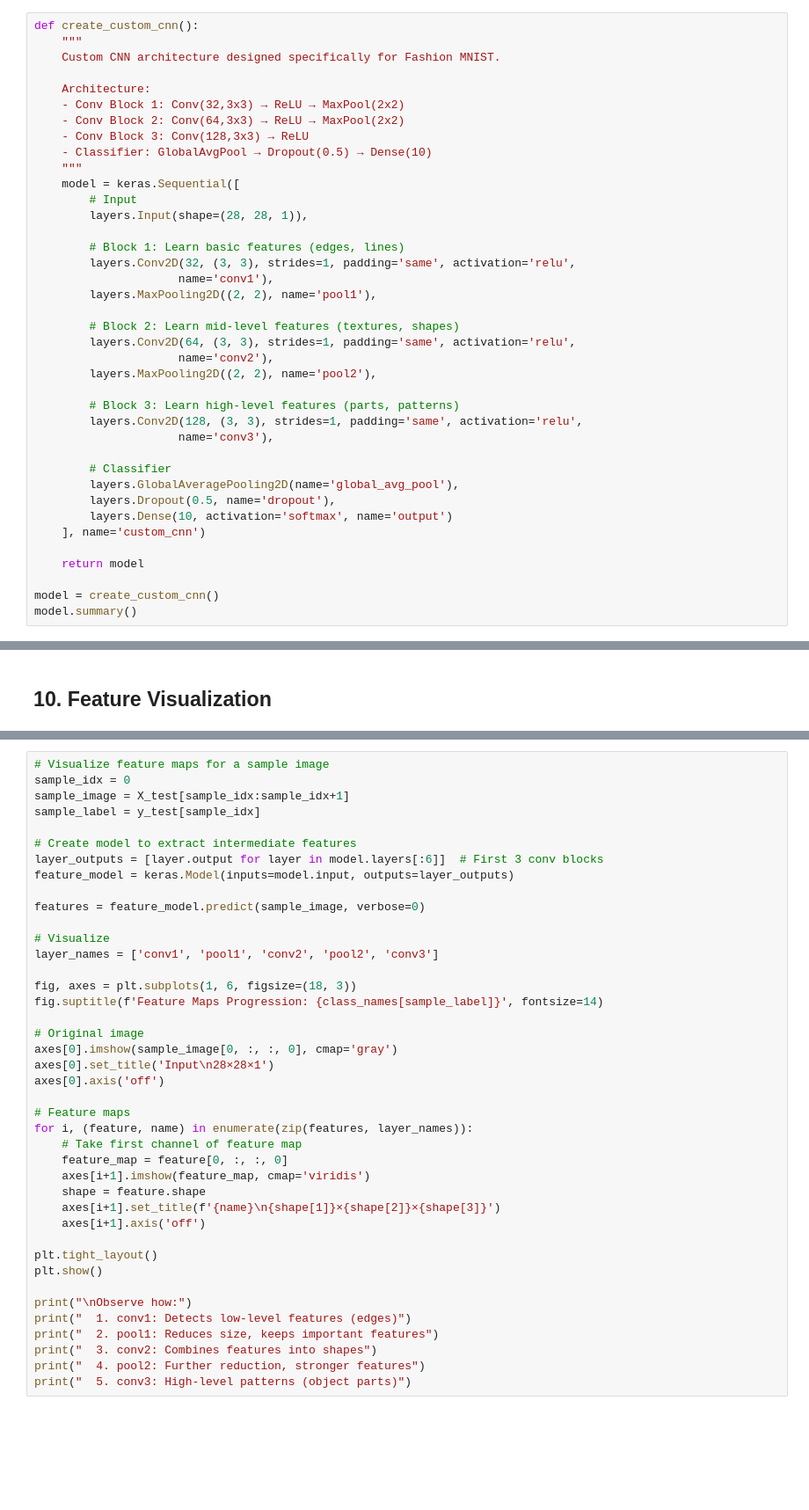
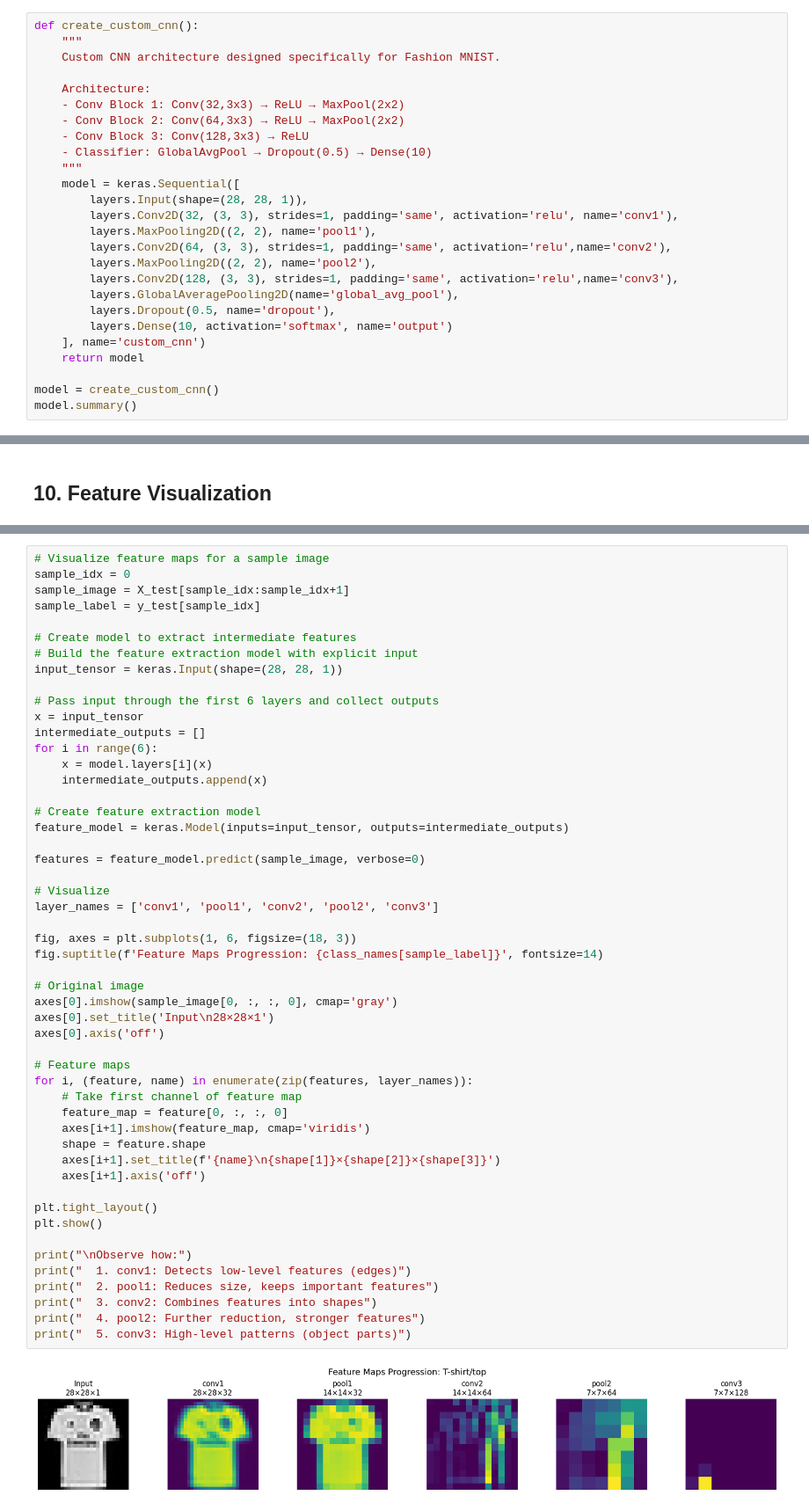
Before and after one commit to Carmo0982/Lab03TDSE, a Jupyter notebook: fashion_mnist_cnn_custom.ipynb, the cells around one changed output, grey strips where cells are left out. Shown at 88% size. Saved outputs shown, nothing was run; the diff lists cells and outputs as text; blank space fills up the shorter version.

Commit message:
feat: add custom CNN model for Fashion MNIST dataset

```diff
--- a/fashion_mnist_cnn_custom.ipynb
+++ b/fashion_mnist_cnn_custom.ipynb
@@ -207,29 +199,16 @@ def create_custom_cnn():
     - Classifier: GlobalAvgPool → Dropout(0.5) → Dense(10)
     """
     model = keras.Sequential([
-        # Input
         layers.Input(shape=(28, 28, 1)),
-
-        # Block 1: Learn basic features (edges, lines)
-        layers.Conv2D(32, (3, 3), strides=1, padding='same', activation='relu',
-                     name='conv1'),
+        layers.Conv2D(32, (3, 3), strides=1, padding='same', activation='relu', name='conv1'),
         layers.MaxPooling2D((2, 2), name='pool1'),
-
-        # Block 2: Learn mid-level features (textures, shapes)
-        layers.Conv2D(64, (3, 3), strides=1, padding='same', activation='relu',
-                     name='conv2'),
+        layers.Conv2D(64, (3, 3), strides=1, padding='same', activation='relu',name='conv2'),
         layers.MaxPooling2D((2, 2), name='pool2'),
-
-        # Block 3: Learn high-level features (parts, patterns)
-        layers.Conv2D(128, (3, 3), strides=1, padding='same', activation='relu',
-                     name='conv3'),
-
-        # Classifier
+        layers.Conv2D(128, (3, 3), strides=1, padding='same', activation='relu',name='conv3'),
         layers.GlobalAveragePooling2D(name='global_avg_pool'),
         layers.Dropout(0.5, name='dropout'),
         layers.Dense(10, activation='softmax', name='output')
     ], name='custom_cnn')
-
     return model
 
 model = create_custom_cnn()
@@ -468,37 +591,49 @@ sample_image = X_test[sample_idx:sample_idx+1]
 sample_label = y_test[sample_idx]
 
 # Create model to extract intermediate features
-layer_outputs = [layer.output for layer in model.layers[:6]]  # First 3 conv blocks
-feature_model = keras.Model(inputs=model.input, outputs=layer_outputs)
+# Build the feature extraction model with explicit input
+input_tensor = keras.Input(shape=(28, 28, 1))
+
+# Pass input through the first 6 layers and collect outputs
+x = input_tensor
+intermediate_outputs = []
+for i in range(6):
+    x = model.layers[i](x)
+    intermediate_outputs.append(x)
+
+# Create feature extraction model
+feature_model = keras.Model(inputs=input_tensor, outputs=intermediate_outputs)
 
 features = feature_model.predict(sample_image, verbose=0)
 
 # Visualize
 layer_names = ['conv1', 'pool1', 'conv2', 'pool2', 'conv3']
 
 fig, axes = plt.subplots(1, 6, figsize=(18, 3))
 fig.suptitle(f'Feature Maps Progression: {class_names[sample_label]}', fontsize=14)
 
 # Original image
 axes[0].imshow(sample_image[0, :, :, 0], cmap='gray')
 axes[0].set_title('Input\n28×28×1')
 axes[0].axis('off')
 
 # Feature maps
 for i, (feature, name) in enumerate(zip(features, layer_names)):
     # Take first channel of feature map
     feature_map = feature[0, :, :, 0]
     axes[i+1].imshow(feature_map, cmap='viridis')
     shape = feature.shape
     axes[i+1].set_title(f'{name}\n{shape[1]}×{shape[2]}×{shape[3]}')
     axes[i+1].axis('off')
 
 plt.tight_layout()
 plt.show()
 
 print("\nObserve how:")
 print("  1. conv1: Detects low-level features (edges)")
 print("  2. pool1: Reduces size, keeps important features")
 print("  3. conv2: Combines features into shapes")
 print("  4. pool2: Further reduction, stronger features")
 print("  5. conv3: High-level patterns (object parts)")
+# %% [output]
+[figure, added]
```
Also changed, not shown: parts of 31 cells of this notebook.
